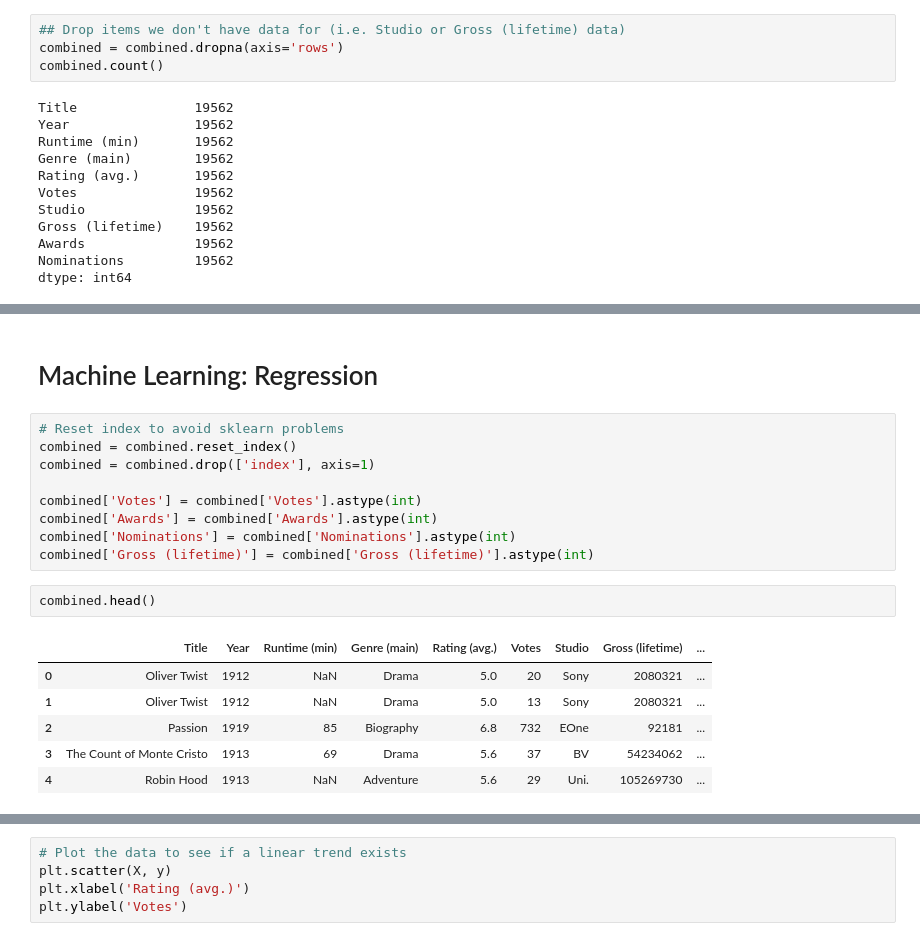
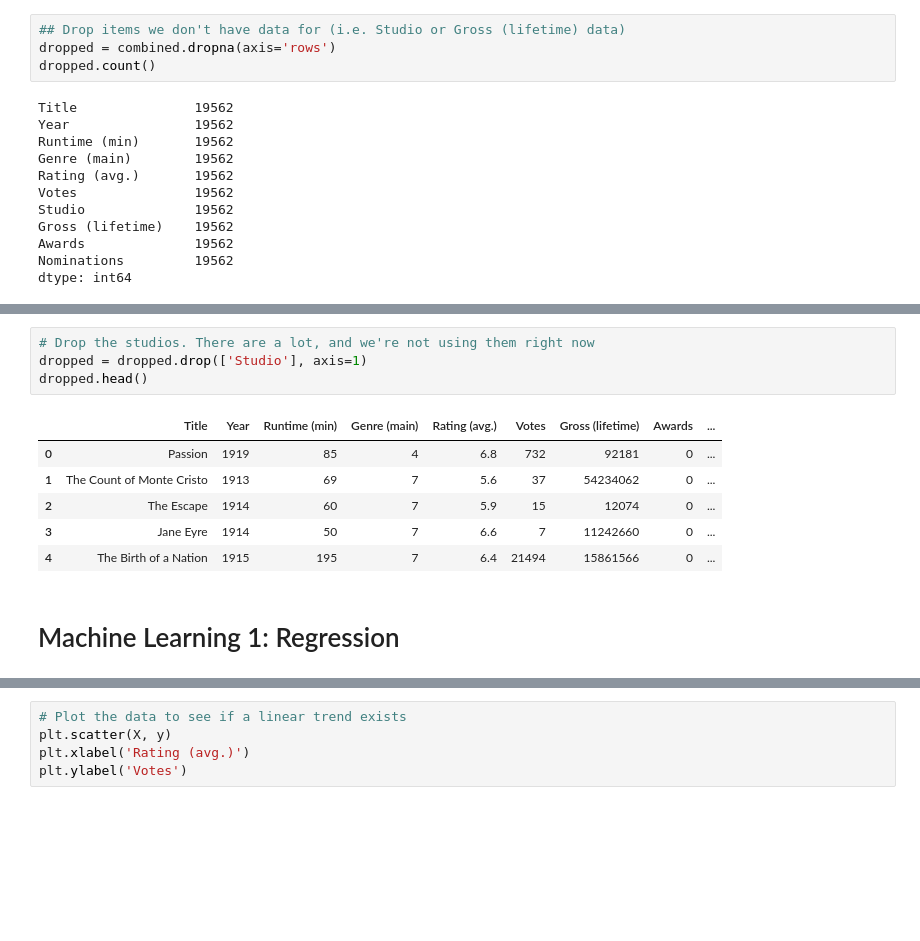
Before and after one commit to AlejandraRosa/final_project, a Jupyter notebook: notebooks/regressions.ipynb, the cells around one changed output, grey strips where cells are left out. Saved outputs shown, nothing was run; the diff lists cells and outputs as text; blank space fills up the shorter version.

```diff
--- a/notebooks/regressions.ipynb
+++ b/notebooks/regressions.ipynb
@@ -61,8 +67,8 @@ combined['Awards']=combined['Awards'].fillna(0)
 combined['Nominations']=combined['Nominations'].fillna(0)
 # %%
 ## Drop items we don't have data for (i.e. Studio or Gross (lifetime) data)
-combined = combined.dropna(axis='rows')
-combined.count()
+dropped = combined.dropna(axis='rows')
+dropped.count()
 # %% [output]
 Title               19562
 Year                19562
@@ -78,20 +131,13 @@ dtype: int64
+# %%
+# Drop the studios. There are a lot, and we're not using them right now
+dropped = dropped.drop(['Studio'], axis=1)
+dropped.head()
+# %% [output]
+|  | Title | Year | Runtime (min) | Genre (main) | Rating (avg.) | Votes | Gross (lifetime) | Awards | ... |
+| 0 | Passion | 1919 | 85 | 4 | 6.8 | 732 | 92181 | 0 | ... |
+| 1 | The Count of Monte Cristo | 1913 | 69 | 7 | 5.6 | 37 | 54234062 | 0 | ... |
+| 2 | The Escape | 1914 | 60 | 7 | 5.9 | 15 | 12074 | 0 | ... |
+| 3 | Jane Eyre | 1914 | 50 | 7 | 6.6 | 7 | 11242660 | 0 | ... |
+| 4 | The Birth of a Nation | 1915 | 195 | 7 | 6.4 | 21494 | 15861566 | 0 | ... |
 # %% [markdown]
-# Machine Learning: Regression
+# Machine Learning 1: Regression
-# %%
-# Reset index to avoid sklearn problems
-combined = combined.reset_index()
-combined = combined.drop(['index'], axis=1)
-
-combined['Votes'] = combined['Votes'].astype(int)
-combined['Awards'] = combined['Awards'].astype(int)
-combined['Nominations'] = combined['Nominations'].astype(int)
-combined['Gross (lifetime)'] = combined['Gross (lifetime)'].astype(int)
-# %%
-combined.head()
-# %% [output]
-|  | Title | Year | Runtime (min) | Genre (main) | Rating (avg.) | Votes | Studio | Gross (lifetime) | ... |
-| 0 | Oliver Twist | 1912 | NaN | Drama | 5.0 | 20 | Sony | 2080321 | ... |
-| 1 | Oliver Twist | 1912 | NaN | Drama | 5.0 | 13 | Sony | 2080321 | ... |
-| 2 | Passion | 1919 | 85 | Biography | 6.8 | 732 | EOne | 92181 | ... |
-| 3 | The Count of Monte Cristo | 1913 | 69 | Drama | 5.6 | 37 | BV | 54234062 | ... |
-| 4 | Robin Hood | 1913 | NaN | Adventure | 5.6 | 29 | Uni. | 105269730 | ... |
```
Also changed, not shown: parts of 22 cells of this notebook.
